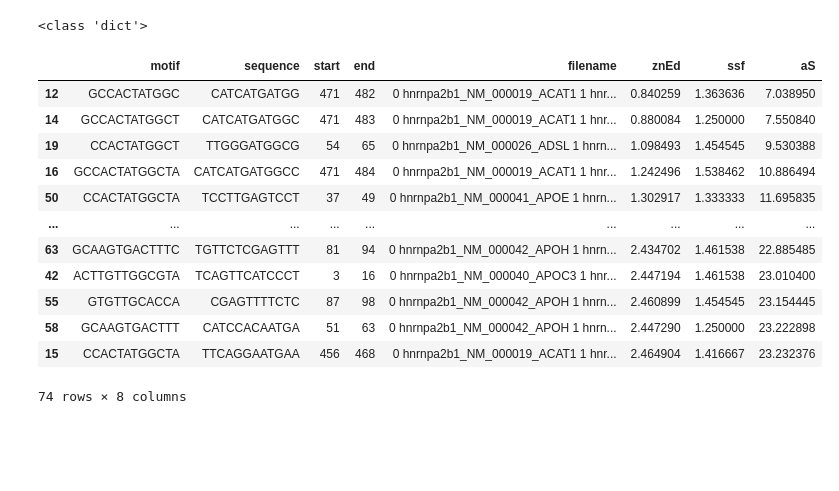
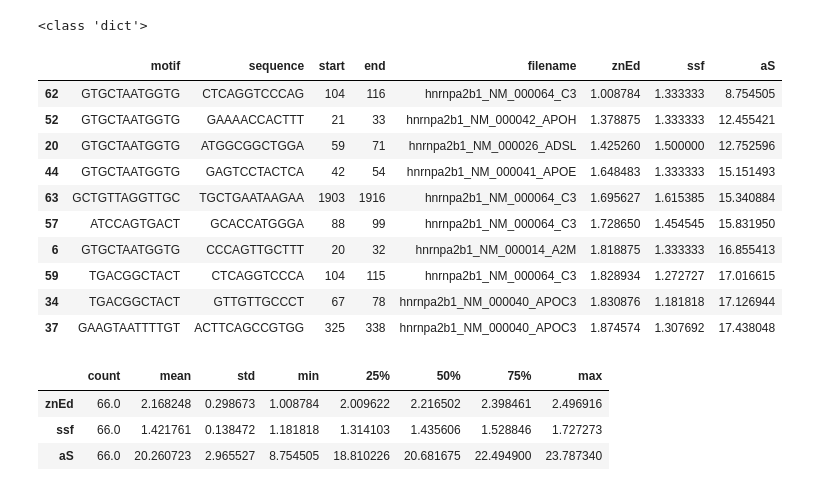
Before and after one commit to Mimikkk/2024-siwb, a Jupyter notebook: project-2/hnrnpa2b1_motifs.ipynb, the cells around one changed output. Cells and saved outputs as stored; diff of their text form; code cells hidden in the pictures; blank space fills up the shorter version.

```diff
--- a/project-2/hnrnpa2b1_motifs.ipynb
+++ b/project-2/hnrnpa2b1_motifs.ipynb
@@ -147,7 +147,8 @@ Potencjalne motywy o długości 13: 1669
 Przeprowadzenie analizy skupień z wykorzystaniem przynajmniej dwóch metod (np. KMEANS++, DBSCAN, itd.) dla zbioru motywów wyekstrahowanych w poprzednim kroku dla każdej długości motywu (w) analizowanej niezależnie.
 # %%
 
-def analyze_clusters(model: KMeans | DBSCAN | OPTICS, sequences_frames: dict[int, DataFrame]):
+def analyze_clusters(model: KMeans | DBSCAN | OPTICS | AgglomerativeClustering | SpectralClustering | Birch | HDBSCAN,
+                     sequences_frames: dict[int, DataFrame]):
   figure, axes = plt.subplots(1, len(sequences_frames), figsize=(24, 8), tight_layout=True)
   name = model.__class__.__name__
 
@@ -176,7 +177,13 @@ def analyze_clusters(model: KMeans | DBSCAN | OPTICS, sequences_frames: dict[int
 models = {
   "KMeans++": KMeans(n_clusters=3, init="k-means++"),
   "DBSCAN": DBSCAN(eps=0.8, min_samples=3),
+  # "HDBSCAN": HDBSCAN(min_cluster_size=3),
   "OPTICS": OPTICS(min_samples=3),
+  # "OPTICS_dbscan": OPTICS(min_samples=3, cluster_method="dbscan"), # 18
+  # "OPTICS_min": OPTICS(min_samples=3, min_cluster_size=100),
+  "Agglomerative": AgglomerativeClustering(n_clusters=3),
+  # "Spectral": SpectralClustering(n_clusters=3),
+  # "Birch": Birch(n_clusters=3)
 }
 
 for name, model in models.items():
@@ -203,7 +211,7 @@ def find_consensus(dataset: Dataset, expected: Motif, sequences_frames: dict[int
     reactivities = np.array(frame.reactivity.values.tolist())
     sequences = np.array(frame.sequence.values.tolist())
 
-    clusters = models["OPTICS"].fit_predict(reactivities)
+    clusters = models["Agglomerative"].fit_predict(reactivities)
     densest_clusters = find_densest_clusters(clusters, n_clusters=3)
 
     cluster_labels = [label for label, _ in densest_clusters]
@@ -314,7 +322,7 @@ def search_through(search: SearchFrame, consensus: DataFrame, expected: Motif) -
         "sequence": sequence_str,
         "start": sequence.index.start,
         "end": sequence.index.stop,
-        "filename": search.filename,
+        "filename": search.filename[0],
         "znEd": norm_edit_distance,
         "ssf": secondary_structure_factor,
         "aS": alignment_score,
@@ -349,18 +357,23 @@ print(type(results[1]))
 # %%
 frame = DataFrame(results)
 frame.sort_values("aS", inplace=True)
-frame
+frame.head(10)
 # %% [output]
 |  | motif | sequence | start | end | filename | znEd | ssf | aS |
-| 12 | GCCACTATGGC | CATCATGATGG | 471 | 482 | 0 hnrnpa2b1_NM_000019_ACAT1 1 hnr... | 0.840259 | 1.363636 | 7.038950 |
-| 14 | GCCACTATGGCT | CATCATGATGGC | 471 | 483 | 0 hnrnpa2b1_NM_000019_ACAT1 1 hnr... | 0.880084 | 1.250000 | 7.550840 |
-| 19 | CCACTATGGCT | TTGGGATGGCG | 54 | 65 | 0 hnrnpa2b1_NM_000026_ADSL 1 hnrn... | 1.098493 | 1.454545 | 9.530388 |
-| 16 | GCCACTATGGCTA | CATCATGATGGCC | 471 | 484 | 0 hnrnpa2b1_NM_000019_ACAT1 1 hnr... | 1.242496 | 1.538462 | 10.886494 |
-| 50 | CCACTATGGCTA | TCCTTGAGTCCT | 37 | 49 | 0 hnrnpa2b1_NM_000041_APOE 1 hnrn... | 1.302917 | 1.333333 | 11.695835 |
-| ... | ... | ... | ... | ... | ... | ... | ... | ... |
-| 63 | GCAAGTGACTTTC | TGTTCTCGAGTTT | 81 | 94 | 0 hnrnpa2b1_NM_000042_APOH 1 hnrn... | 2.434702 | 1.461538 | 22.885485 |
-| 42 | ACTTGTTGGCGTA | TCAGTTCATCCCT | 3 | 16 | 0 hnrnpa2b1_NM_000040_APOC3 1 hnr... | 2.447194 | 1.461538 | 23.010400 |
-| 55 | GTGTTGCACCA | CGAGTTTTCTC | 87 | 98 | 0 hnrnpa2b1_NM_000042_APOH 1 hnrn... | 2.460899 | 1.454545 | 23.154445 |
-| 58 | GCAAGTGACTTT | CATCCACAATGA | 51 | 63 | 0 hnrnpa2b1_NM_000042_APOH 1 hnrn... | 2.447290 | 1.250000 | 23.222898 |
-| 15 | CCACTATGGCTA | TTCAGGAATGAA | 456 | 468 | 0 hnrnpa2b1_NM_000019_ACAT1 1 hnr... | 2.464904 | 1.416667 | 23.232376 |
+| 62 | GTGCTAATGGTG | CTCAGGTCCCAG | 104 | 116 | hnrnpa2b1_NM_000064_C3 | 1.008784 | 1.333333 | 8.754505 |
+| 52 | GTGCTAATGGTG | GAAAACCACTTT | 21 | 33 | hnrnpa2b1_NM_000042_APOH | 1.378875 | 1.333333 | 12.455421 |
+| 20 | GTGCTAATGGTG | ATGGCGGCTGGA | 59 | 71 | hnrnpa2b1_NM_000026_ADSL | 1.425260 | 1.500000 | 12.752596 |
+| 44 | GTGCTAATGGTG | GAGTCCTACTCA | 42 | 54 | hnrnpa2b1_NM_000041_APOE | 1.648483 | 1.333333 | 15.151493 |
+| 63 | GCTGTTAGGTTGC | TGCTGAATAAGAA | 1903 | 1916 | hnrnpa2b1_NM_000064_C3 | 1.695627 | 1.615385 | 15.340884 |
+| 57 | ATCCAGTGACT | GCACCATGGGA | 88 | 99 | hnrnpa2b1_NM_000064_C3 | 1.728650 | 1.454545 | 15.831950 |
+| 6 | GTGCTAATGGTG | CCCAGTTGCTTT | 20 | 32 | hnrnpa2b1_NM_000014_A2M | 1.818875 | 1.333333 | 16.855413 |
+| 59 | TGACGGCTACT | CTCAGGTCCCA | 104 | 115 | hnrnpa2b1_NM_000064_C3 | 1.828934 | 1.272727 | 17.016615 |
+| 34 | TGACGGCTACT | GTTGTTGCCCT | 67 | 78 | hnrnpa2b1_NM_000040_APOC3 | 1.830876 | 1.181818 | 17.126944 |
+| 37 | GAAGTAATTTTGT | ACTTCAGCCGTGG | 325 | 338 | hnrnpa2b1_NM_000040_APOC3 | 1.874574 | 1.307692 | 17.438048 |
-74 rows × 8 columns
+# %%
+frame[['znEd', 'ssf', 'aS']].describe().T
+# %% [output]
+|  | count | mean | std | min | 25% | 50% | 75% | max |
+| znEd | 66.0 | 2.168248 | 0.298673 | 1.008784 | 2.009622 | 2.216502 | 2.398461 | 2.496916 |
+| ssf | 66.0 | 1.421761 | 0.138472 | 1.181818 | 1.314103 | 1.435606 | 1.528846 | 1.727273 |
+| aS | 66.0 | 20.260723 | 2.965527 | 8.754505 | 18.810226 | 20.681675 | 22.494900 | 23.787340 |
```
Also changed, not shown: parts of 5 cells of this notebook, 1 other file.
